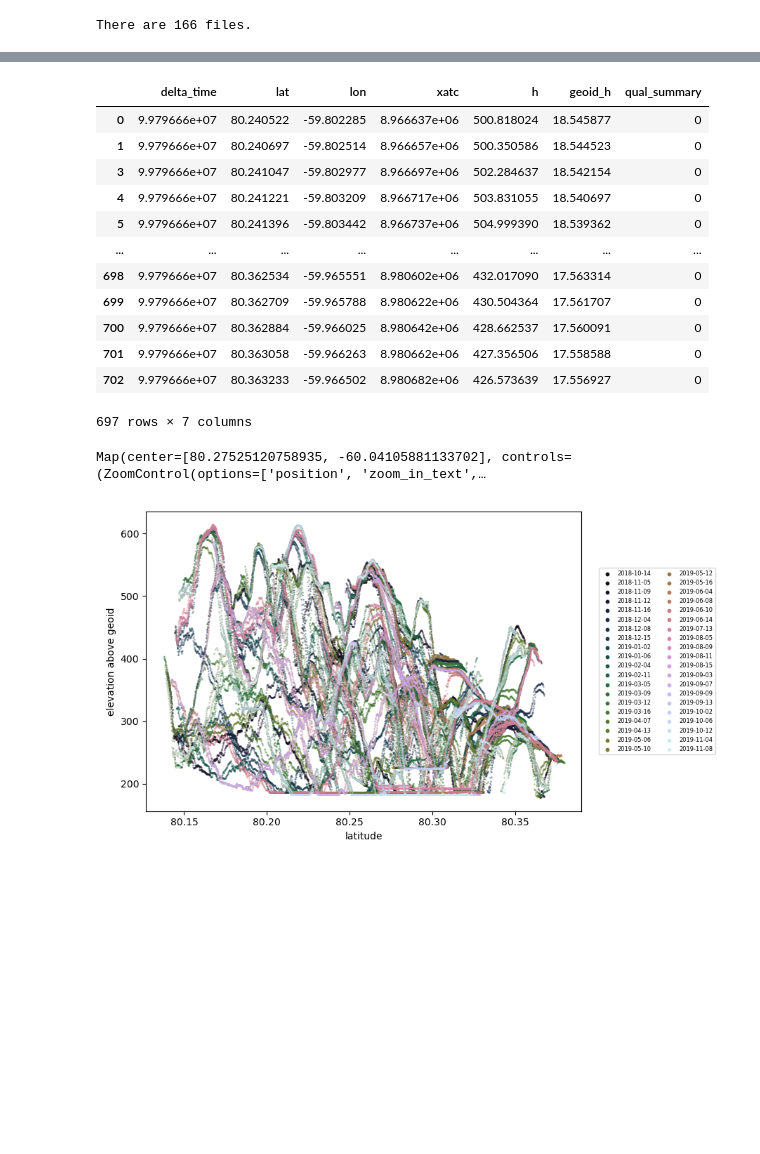
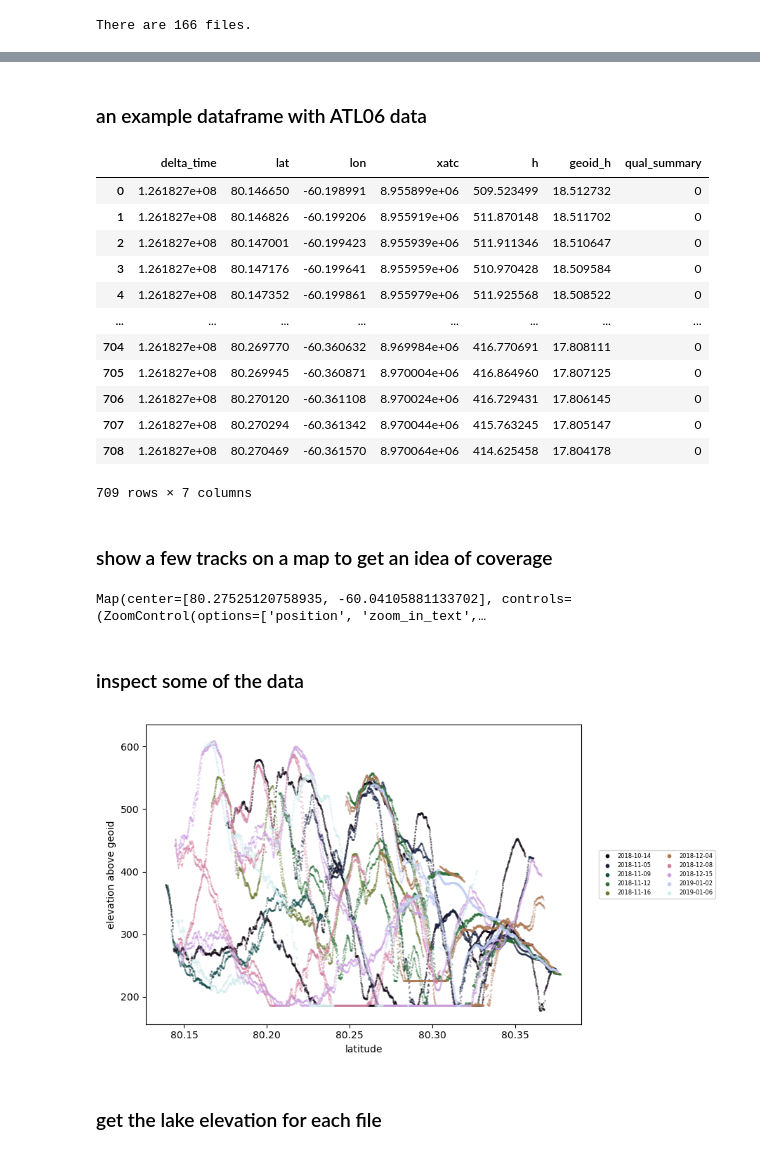
Before and after one commit to fliphilipp/ICESat2_getting_started, a Jupyter notebook: ice-marginal-lakes.ipynb, the cells around one changed output, grey strips where cells are left out. Cells and saved outputs as stored; diff of their text form; code cells hidden in the pictures; blank space fills up the shorter version.

```diff
--- a/ice-marginal-lakes.ipynb
+++ b/ice-marginal-lakes.ipynb
@@ -76,6 +105,6 @@ Get a list of all the ATL06 data files over this region
 # %%
 search_for = 'ATL06_'
-search_in = 'data/IS2/'
+search_in = 'data/IS2/v005/'
 filelist = [search_in+f for f in os.listdir(search_in) \
             if os.path.isfile(os.path.join(search_in, f)) & (search_for in f) & ('.h5' in f)]
 # filelist.sort()
@@ -115,27 +144,29 @@ ancillary
+# %% [markdown]
+### an example dataframe with ATL06 data
 # %%
 dfs[list(dfs.keys())[0]]
 # %% [output]
 |  | delta_time | lat | lon | xatc | h | geoid_h | qual_summary |
-| 0 | 9.979666e+07 | 80.240522 | -59.802285 | 8.966637e+06 | 500.818024 | 18.545877 | 0 |
-| 1 | 9.979666e+07 | 80.240697 | -59.802514 | 8.966657e+06 | 500.350586 | 18.544523 | 0 |
-| 3 | 9.979666e+07 | 80.241047 | -59.802977 | 8.966697e+06 | 502.284637 | 18.542154 | 0 |
-| 4 | 9.979666e+07 | 80.241221 | -59.803209 | 8.966717e+06 | 503.831055 | 18.540697 | 0 |
-| 5 | 9.979666e+07 | 80.241396 | -59.803442 | 8.966737e+06 | 504.999390 | 18.539362 | 0 |
+| 0 | 1.261827e+08 | 80.146650 | -60.198991 | 8.955899e+06 | 509.523499 | 18.512732 | 0 |
+| 1 | 1.261827e+08 | 80.146826 | -60.199206 | 8.955919e+06 | 511.870148 | 18.511702 | 0 |
+| 2 | 1.261827e+08 | 80.147001 | -60.199423 | 8.955939e+06 | 511.911346 | 18.510647 | 0 |
+| 3 | 1.261827e+08 | 80.147176 | -60.199641 | 8.955959e+06 | 510.970428 | 18.509584 | 0 |
+| 4 | 1.261827e+08 | 80.147352 | -60.199861 | 8.955979e+06 | 511.925568 | 18.508522 | 0 |
 | ... | ... | ... | ... | ... | ... | ... | ... |
-| 698 | 9.979666e+07 | 80.362534 | -59.965551 | 8.980602e+06 | 432.017090 | 17.563314 | 0 |
-| 699 | 9.979666e+07 | 80.362709 | -59.965788 | 8.980622e+06 | 430.504364 | 17.561707 | 0 |
-| 700 | 9.979666e+07 | 80.362884 | -59.966025 | 8.980642e+06 | 428.662537 | 17.560091 | 0 |
-| 701 | 9.979666e+07 | 80.363058 | -59.966263 | 8.980662e+06 | 427.356506 | 17.558588 | 0 |
-| 702 | 9.979666e+07 | 80.363233 | -59.966502 | 8.980682e+06 | 426.573639 | 17.556927 | 0 |
+| 704 | 1.261827e+08 | 80.269770 | -60.360632 | 8.969984e+06 | 416.770691 | 17.808111 | 0 |
+| 705 | 1.261827e+08 | 80.269945 | -60.360871 | 8.970004e+06 | 416.864960 | 17.807125 | 0 |
+| 706 | 1.261827e+08 | 80.270120 | -60.361108 | 8.970024e+06 | 416.729431 | 17.806145 | 0 |
+| 707 | 1.261827e+08 | 80.270294 | -60.361342 | 8.970044e+06 | 415.763245 | 17.805147 | 0 |
+| 708 | 1.261827e+08 | 80.270469 | -60.361570 | 8.970064e+06 | 414.625458 | 17.804178 | 0 |
-697 rows × 7 columns
+709 rows × 7 columns
+# %% [markdown]
+### show a few tracks on a map to get an idea of coverage
 # %%
 m=Map(basemap=basemaps.Esri.WorldImagery,center=[np.mean(lats),np.mean(lons)],zoom=9)
 m.fit_bounds(shape_bounds)
-polygon = Polygon(locations=shape_coords, color="blue", fill_color="blue", name='polygon')
-m.add_layer(polygon)
 
 # plot the first 15 tracks
-nfiles = 15
+nfiles = 50
 filelist.sort()
 for file in filelist[:nfiles]:
     ancillary, dfs = read_atl06(file, verbose=False)
@@ -148,36 +179,39 @@ for file in filelist[:nfiles]:
         line = Polyline(locations=coords,color="red",weight=weight,fill=False, name=name)
         m.add_layer(line)
 
+polygon = Polygon(locations=shape_coords, color="blue", fill_color="blue", name='polygon')
+m.add_layer(polygon)
+
 m.add_control(LayersControl())
 m
 # %% [output]
 Map(center=[80.27525120758935, -60.04105881133702], controls=(ZoomControl(options=['position', 'zoom_in_text',…
+# %% [markdown]
+### inspect some of the data
 # %%
-import matplotlib
-import matplotlib.pylab as plt
-
-
 fig, ax = plt.subplots(figsize=[9, 5], dpi=100)
 handles = []
 
-# plot the first 40 files
-nfiles = 40
+# plot the first few files
+nfiles = 10
 colors = cm.cubehelix(np.linspace(0.05,0.9,nfiles))
 for i, file in enumerate(filelist[:nfiles]):
     ancillary, dfs = read_atl06(file, verbose=False)
     df = pd.concat(dfs)
     df = df[df.qual_summary == 0].copy()
     df['h_geoid_corrected'] = df.h - df.geoid_h
     df = df[np.abs(df.h_geoid_corrected) < 1e5]
     ax.scatter(df.lat, df.h_geoid_corrected , s=1, alpha=0.3, color=tuple(colors[i,:]))
     scatt = ax.scatter(0, 0 , s=10, alpha=1, color=tuple(colors[i,:]), label=ancillary['date'])
     handles.append(scatt)
 # ax.legend(loc='upper right')
 plt.legend(handles=handles, bbox_to_anchor=(1.04, 0.5), loc="center left", borderaxespad=0, fontsize=6, ncols=2)
 ax.set_xlim((80.12685987765869, 80.38980029579673))
 ax.set_ylim((156.4133674621582, 634.9853904724121))
 ax.set_xlabel('latitude')
 ax.set_ylabel('elevation above geoid')
 fig.tight_layout()
 # %% [output]
-[figure, old version]
+[figure, new version]
+# %% [markdown]
+### get the lake elevation for each file
```
Also changed, not shown: parts of 18 cells of this notebook, 1 other file.
